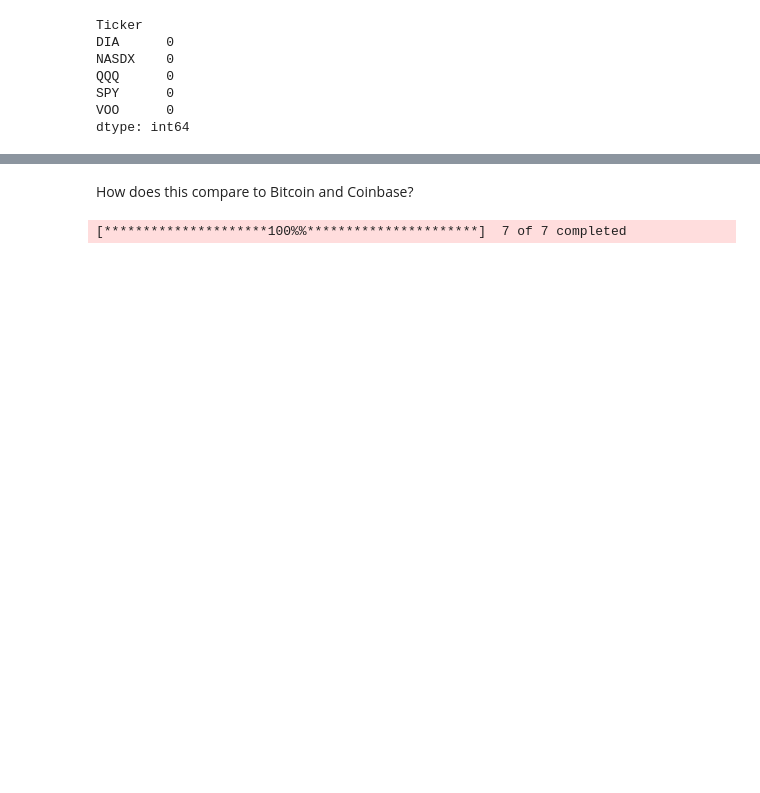
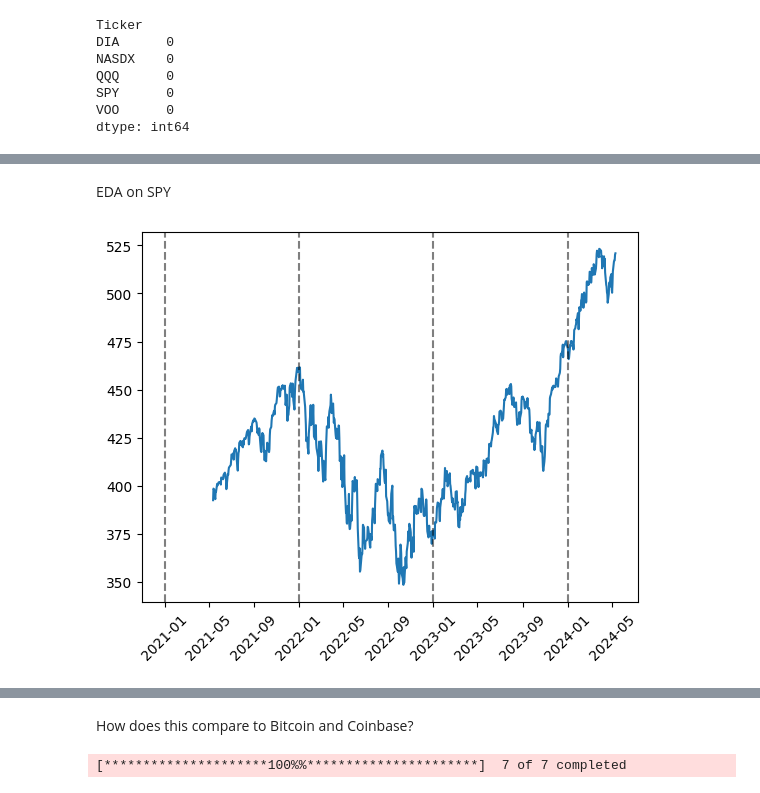
Before and after one commit to kevoinno/gary-s24, a Jupyter notebook: garys24_eda.ipynb, the cells around one changed output, grey strips where cells are left out. Cells and saved outputs as stored; diff of their text form; code cells hidden in the pictures; blank space fills up the shorter version.

```diff
--- a/garys24_eda.ipynb
+++ b/garys24_eda.ipynb
@@ -57,0 +64,9 @@ plt.ylabel('Value ($)');
+# %% [markdown]
+EDA on SPY
+# %%
+plt.plot(spy_data);
+for year in range(spy_data.index.min().year, spy_data.index.max().year+1):
+    plt.axvline(datetime(year,1,1), linestyle='--', color='k', alpha=0.5)
+plt.xticks(rotation = 45);
+# %% [output]
+[figure, added]
```
Also changed, not shown: parts of 51 cells of this notebook, 2 other files.
